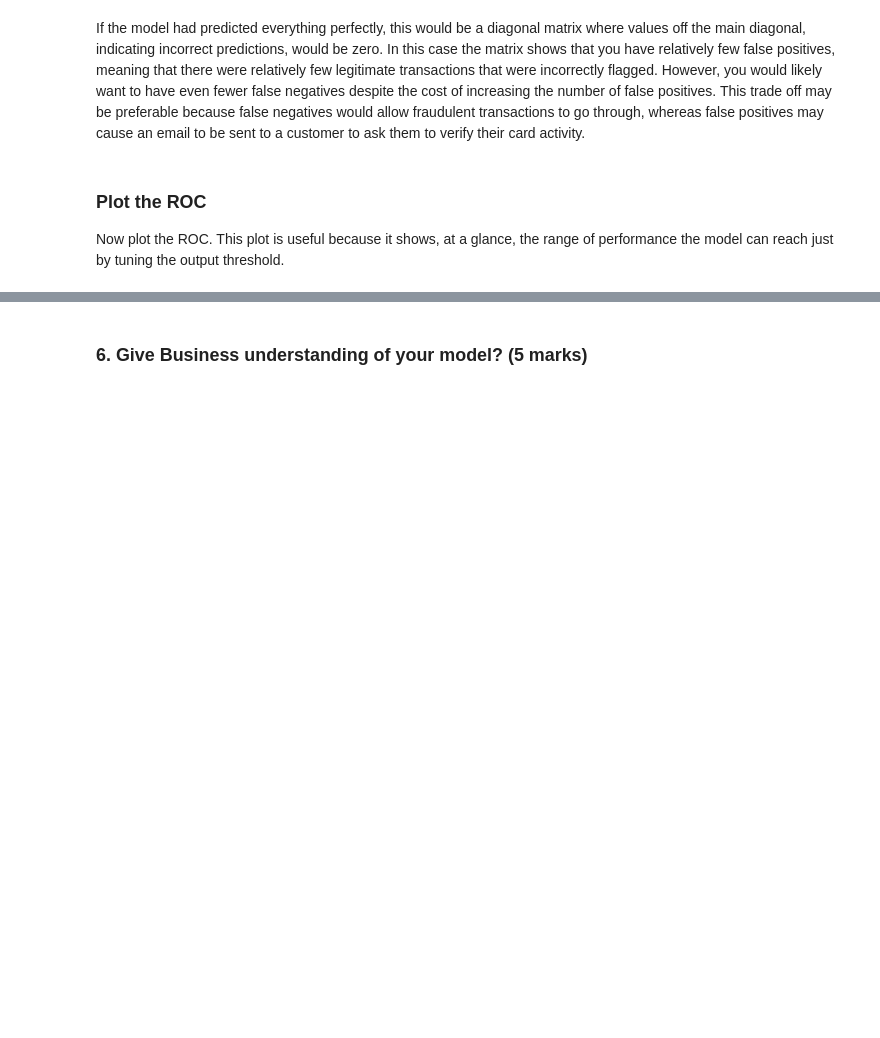
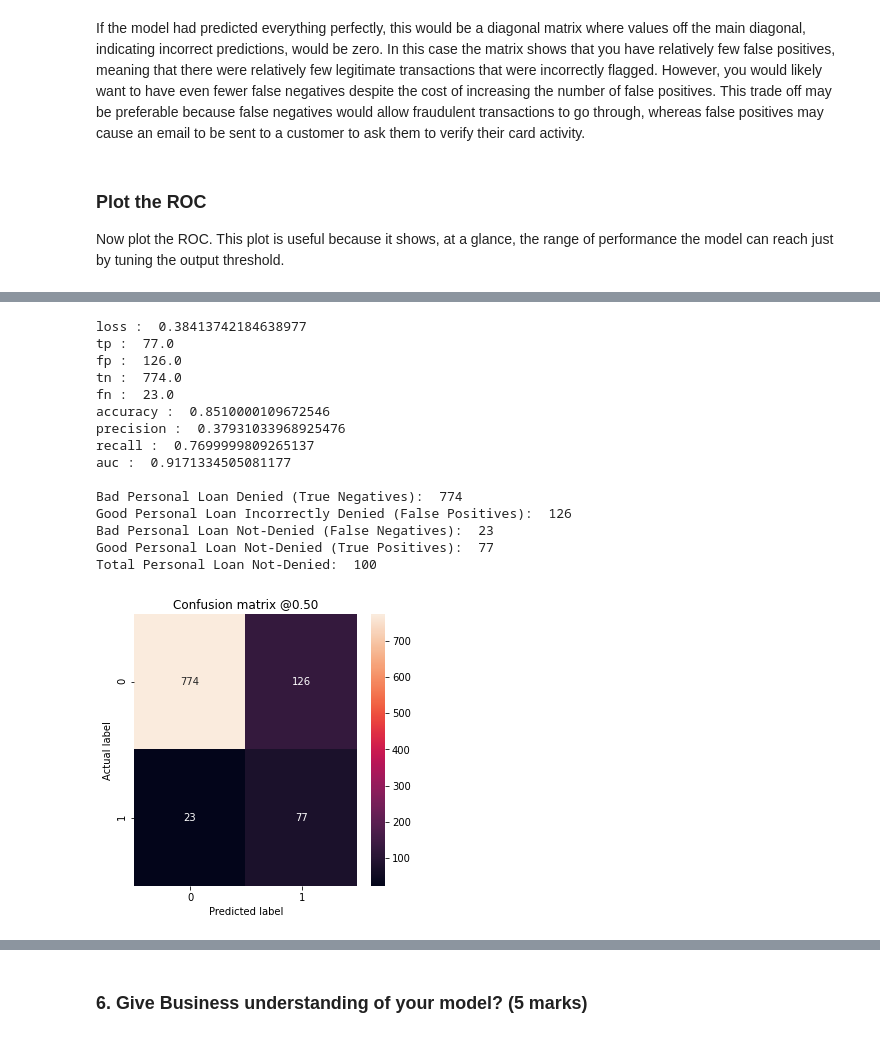
Before and after one commit to franciscosalido/AIML, a Jupyter notebook: Bank_Personal_Loan_Campaign_with_Tensorflow2.ipynb, the cells around one changed output, grey strips where cells are left out. Cells and saved outputs as stored; diff of their text form; code cells hidden in the pictures; blank space fills up the shorter version.

```diff
--- a/Bank_Personal_Loan_Campaign_with_Tensorflow2.ipynb
+++ b/Bank_Personal_Loan_Campaign_with_Tensorflow2.ipynb
@@ -1248,0 +1337,28 @@ plt.legend(loc='lower right');
+# %%
+train_predictions_weighted = weighted_model.predict(train_features, batch_size=BATCH_SIZE)
+test_predictions_weighted = weighted_model.predict(test_features, batch_size=BATCH_SIZE)
+# %%
+weighted_results = weighted_model.evaluate(test_features, test_labels,
+                                           batch_size=BATCH_SIZE, verbose=0)
+for name, value in zip(weighted_model.metrics_names, weighted_results):
+  print(name, ': ', value)
+print()
+
+plot_cm(test_labels, test_predictions_weighted)
+# %% [output]
+loss :  0.38413742184638977
+tp :  77.0
+fp :  126.0
+tn :  774.0
+fn :  23.0
+accuracy :  0.8510000109672546
+precision :  0.37931033968925476
+recall :  0.7699999809265137
+auc :  0.9171334505081177
+
+Bad Personal Loan Denied (True Negatives):  774
+Good Personal Loan Incorrectly Denied (False Positives):  126
+Bad Personal Loan Not-Denied (False Negatives):  23
+Good Personal Loan Not-Denied (True Positives):  77
+Total Personal Loan Not-Denied:  100
+[figure, added]
```
Also changed, not shown: parts of 55 cells of this notebook.
